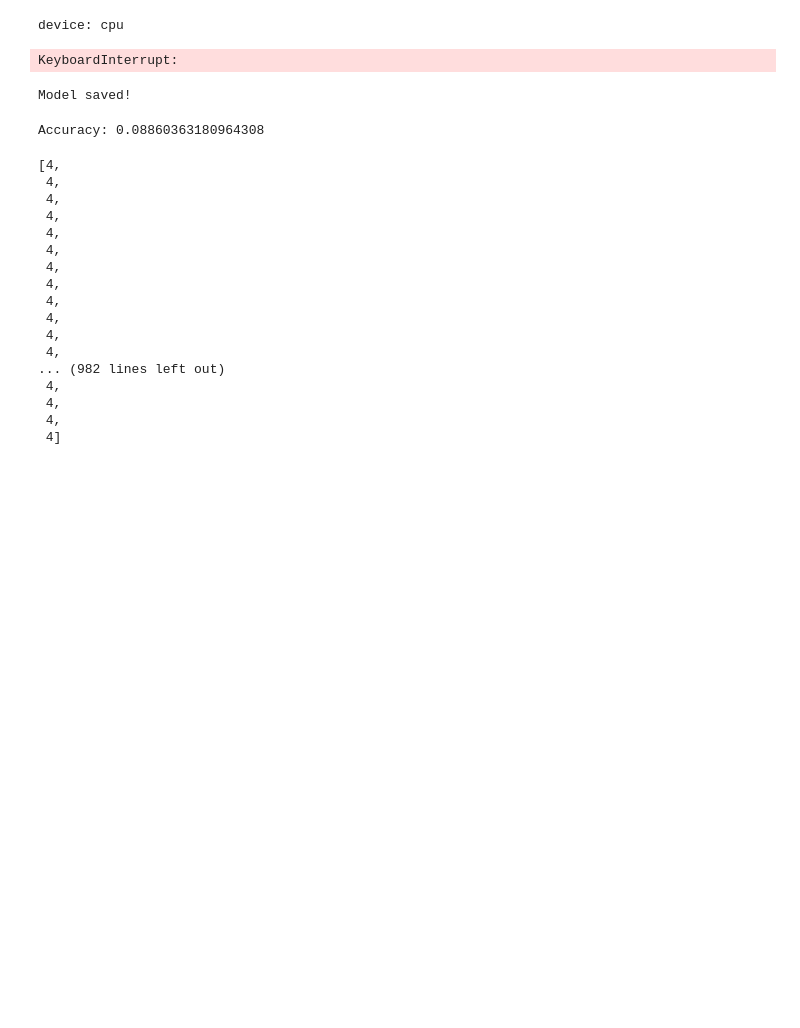
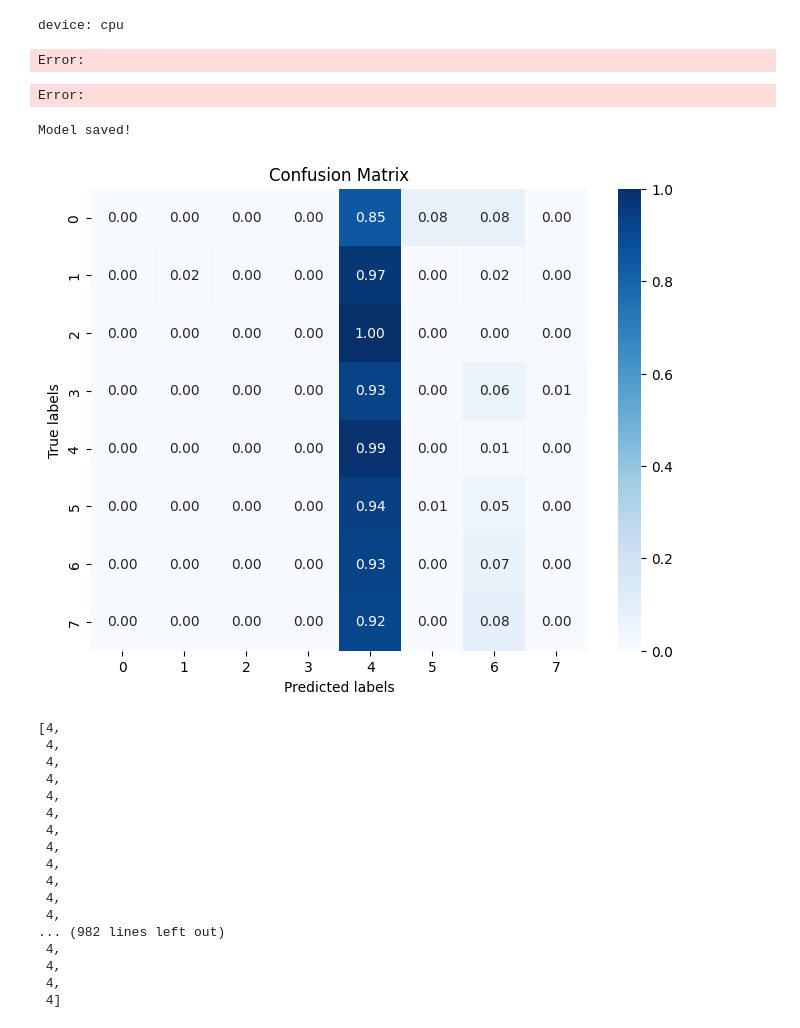
Before and after one commit to AllOneeeee/Lumintu, a Jupyter notebook: Untitled.ipynb, the cells around one changed output. Cells and saved outputs as stored; diff of their text form; code cells hidden in the pictures; blank space fills up the shorter version.

```diff
--- a/Untitled.ipynb
+++ b/Untitled.ipynb
@@ -777,14 +777,15 @@ model = model.to(device)
 
 # Model gabungan BERT dan CNN
 class BertCNN(nn.Module):
-    def __init__(self, bert_model_name=PRETRAINED_MODEL_NAME, num_classes=8):
+    def __init__(self, bert_model_name=PRETRAINED_MODEL_NAME, num_classes=8, dropout_prob=0.4):
         super(BertCNN, self).__init__()
         self.bert = BertModel.from_pretrained(bert_model_name)
-        self.conv1 = nn.Conv1d(in_channels=768, out_channels=256, kernel_size=3, padding=1)
-        self.conv2 = nn.Conv1d(in_channels=256, out_channels=128, kernel_size=3, padding=1)
+        self.conv1 = nn.Conv1d(in_channels=768, out_channels=128, kernel_size=3, padding=1)
+        # self.conv2 = nn.Conv1d(in_channels=256, out_channels=128, kernel_size=3, padding=1)
         self.fc = nn.Linear(128, num_classes)
         self.relu = nn.ReLU()
         self.max_pool = nn.MaxPool1d(kernel_size=2)
+        self.dropout = nn.Dropout(dropout_prob)
 
     def forward(self, input_ids, attention_mask, token_type_ids):
         # Ekstraksi fitur dari BERT
@@ -797,7 +798,8 @@ class BertCNN(nn.Module):
         # CNN Layers
         conv_output = self.relu(self.conv1(sequence_output))
         conv_output = self.max_pool(conv_output)
-        conv_output = self.relu(self.conv2(conv_output))
+        # conv_output = self.relu(self.conv2(conv_output))
+        conv_output = self.max_pool(conv_output)
         conv_output = self.max_pool(conv_output)
 
         # Pooling and Fully connected layer
@@ -812,7 +814,7 @@ model = BertCNN()
 device: cpu
 # %%
 criterion = nn.CrossEntropyLoss()
-optimizer = optim.Adam(model.parameters(), lr=1e-5)
+optimizer = optim.Adam(model.parameters(), lr=1e-5, weight_decay=1e-6)
 
 # Training loop
 NUM_EPOCHS = 3
@@ -839,44 +841,61 @@ for epoch in range(NUM_EPOCHS):
         loop.set_description(f"Epoch [{epoch+1}/{NUM_EPOCHS}]")
         loop.set_postfix(acc=train_acc, loss=train_loss)
 # %% [output]
-KeyboardInterrupt:
+Error:
+Error:
 # %%
 torch.save(model, 'ckp/best_cnnbert.pth')
 print('Model saved!')
 # %% [output]
 Model saved!
 # %%
-from sklearn.metrics import accuracy_score
+from sklearn.metrics import confusion_matrix
+import numpy as np
+import seaborn as sns
+import matplotlib.pyplot as plt
 
-# Function to get accuracy
-def get_accuracy(model, trainloader):
+# Function to plot confusion matrix
+def plot_confusion_matrix(y_true, y_pred):
+    cm = confusion_matrix(y_true, y_pred)
+    cm = cm.astype('float') / cm.sum(axis=1)[:, np.newaxis]  # Normalize confusion matrix
+
+    plt.figure(figsize=(8, 6))
+    sns.heatmap(cm, annot=True, fmt=".2f", cmap="Blues")
+    plt.xlabel('Predicted labels')
+    plt.ylabel('True labels')
+    plt.title('Confusion Matrix')
+    plt.show()
+
+# Function to get predictions and true labels
+def get_predictions_and_labels(model, testloader):
     model.eval()
     all_preds = []
     all_labels = []
 
     with torch.no_grad():
-        for data in trainloader:
+        for data in testloader:
             tokens_tensors, segments_tensors, masks_tensors, labels = [t.to(device) for t in data]
 
             # Forward pass
             outputs = model(input_ids=tokens_tensors,
                             attention_mask=masks_tensors,
                             token_type_ids=segments_tensors)
 
             logits = outputs
             _, preds = torch.max(logits, 1)
 
             all_preds.extend(preds.cpu().numpy())
             all_labels.extend(labels.cpu().numpy())
 
-    accuracy = accuracy_score(all_labels, all_preds)
-    return accuracy
+    return all_preds, all_labels
 
-# Calculate accuracy
-accuracy = get_accuracy(model, trainloader)
-print("Accuracy:", accuracy)
+# Get predictions and true labels
+predictions, labels = get_predictions_and_labels(model, testloader)
+
+# Plot confusion matrix
+plot_confusion_matrix(labels, predictions)
 # %% [output]
-Accuracy: 0.08860363180964308
+[figure, added]
 # %%
 predictions
 # %% [output]
```
